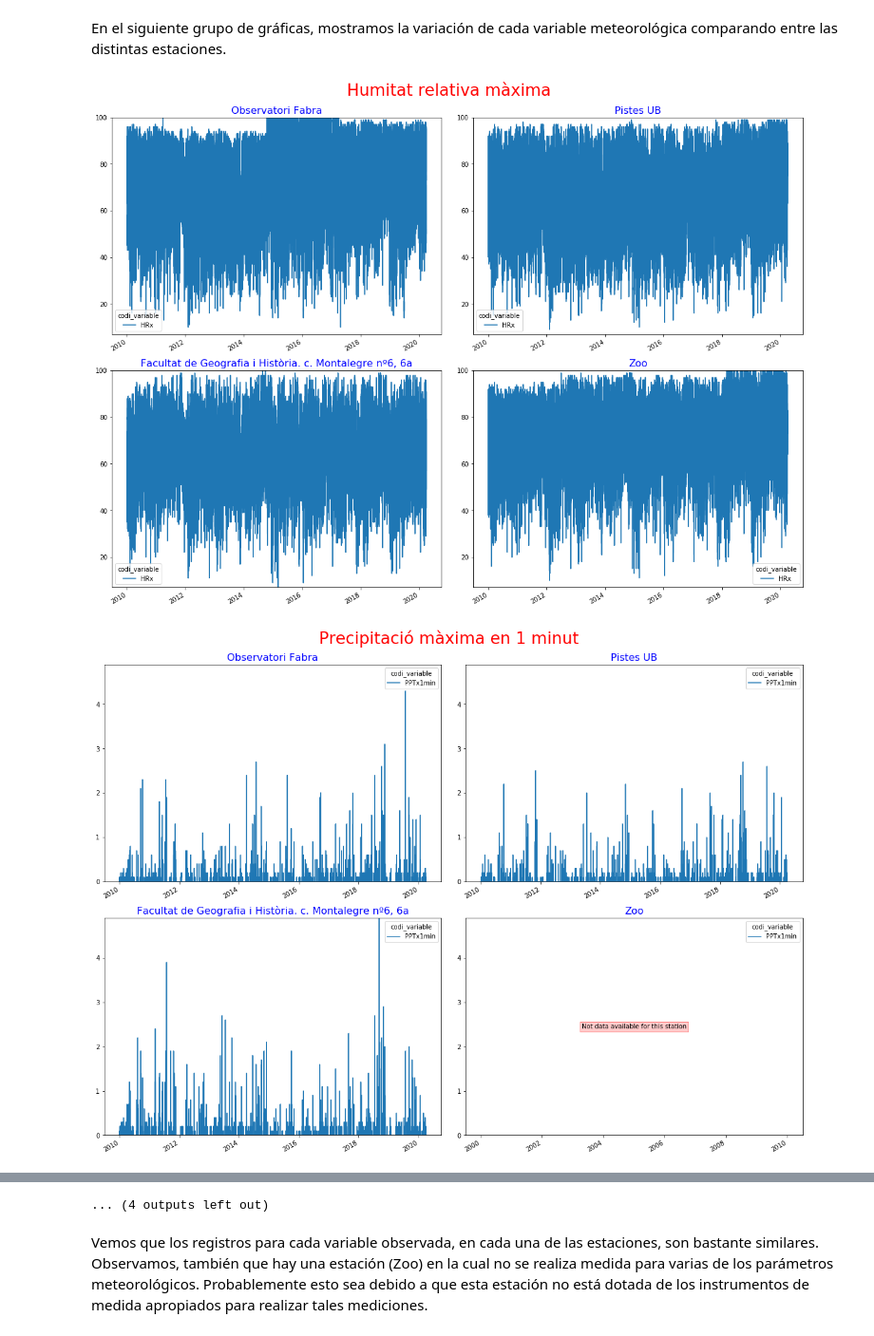
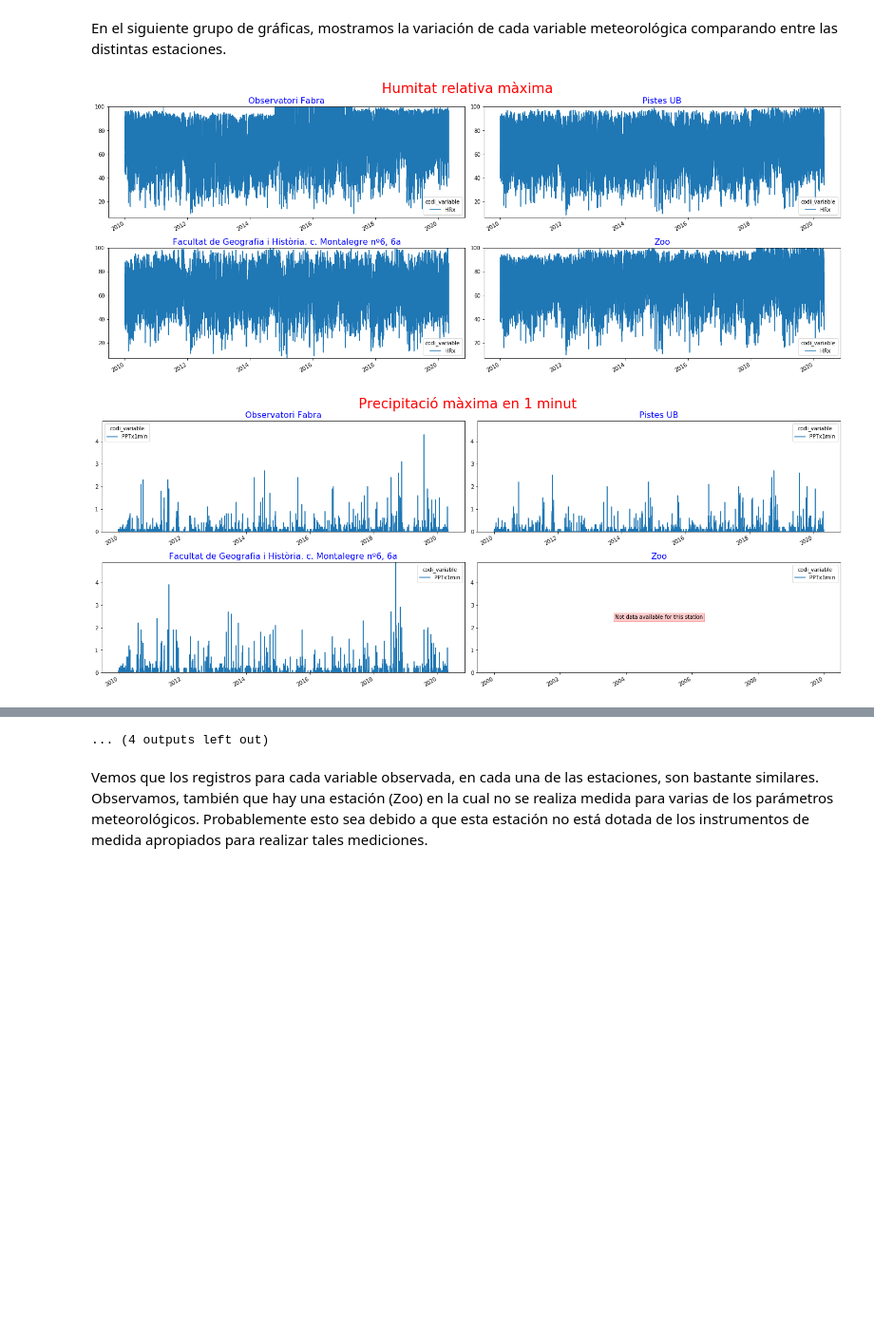
Before and after one commit to cesisar/TFM_UOC_2020, a Jupyter notebook: code/analisis_data_meteo.ipynb, the cells around one changed output, grey strips where cells are left out. Shown at 95% size. Drawn from its saved outputs; the diff is of its cells as text; code cells hidden in the pictures; blank space fills up the shorter version.

Commit message:
Reviewed text of data analysis

```diff
--- a/code/analisis_data_meteo.ipynb
+++ b/code/analisis_data_meteo.ipynb
@@ -52,0 +61,20 @@ Todos estos datos se ofrecen bajo la licencia: [Propiedad intelectual e industri
+# %%
+dataStartTime = "2010-01"
+dataEndTime = "2020-04"
+
+# Header definition
+columns=['id', 'codi_estacio', 'codi_variable', 'data_lectura', 'data_extreme', 'valor_lectura', 'codi_estat', 'codi_base']
+dtype={'id':object, 'codi_estacio':object, 'codi_variable':object, 'data_lectura':object,
+       'data_extreme':object, 'valor_lectura':np.number, 'codi_estat':object, 'codi_base':object}
+
+# Read data to dataframe
+data_meteo = pd.DataFrame(columns=columns)
+for time in pd.date_range(dataStartTime+"-01T00:00:00.000", dataEndTime+"-01T00:00:00.000", freq='MS'):
+    filename = time.strftime("../data/meteo/meteo_%Y_%m.zip")
+    sys.stdout.write(200*' '+'\r')
+    sys.stdout.write('Reading file: \x1b[31m{}\x1b[0m \r'.format(filename))
+    sys.stdout.flush()
+    data_meteo = data_meteo.append(
+        #pd.read_csv(filename, names=columns, sep=';', encoding = "ISO-8859-1", dtype=dtype)
+        pd.read_csv(filename, names=columns, sep=';', encoding = "UTF-8", dtype=dtype)
+        , ignore_index = True)
@@ -402,33 +406,33 @@ variables=data_meteo['codi_variable'].unique()
 #variables=np.array(['DV10', 'DVVx10','HR','HRn','HRx','P','PPT','PPTx1min','Pn','Px','RS','T','Tn','Tx','VV10','VVx10'])
 
 for variable in variables:
     nom_variable=meteoVariables.loc[meteoVariables["acronim"] == variable,'nom_variable'].iloc[0]
-    fig, axes = plt.subplots(ncols=ncols, nrows=nrows, figsize=(ncols*8,nrows*6))
+    fig, axes = plt.subplots(ncols=ncols, nrows=nrows, figsize=(ncols*10,nrows*4))
     for idStation, ax in zip(idStations, axes.flatten()) :
         if idStation:
             nom_estacio=data_meteo_stations.loc[data_meteo_stations['codi_estacio'] == idStation,'emplacament'].iloc[0]
             title='{}'.format(nom_estacio)
             data=data_meteo_hourly.loc[(data_meteo_hourly["codi_estacio"] == idStation), ['data_lectura', variable]].set_index('data_lectura')
             if data.count()[0] > 0:
                 data.plot(ax=ax)
                 ax.set_ylim(stats[variable]['min'],stats[variable]['max'])
                 ax.set_title(title, fontsize=16, color='blue')
                 ax.set_xlabel('')
             else:
                 data.plot(ax=ax)
                 text='Not data available for this station'
                 ax.text(0.5, 0.5, text, horizontalalignment='center',verticalalignment='center', transform=ax.transAxes,
                         bbox=dict(boxstyle="square", ec=(1., 0.5, 0.5),fc=(1., 0.8, 0.8),))
                 #plt.text(5, 5, text, ha='right', rotation=-15, wrap=True)
                 ax.set_ylim(stats[variable]['min'],stats[variable]['max'])
                 ax.set_title(title, fontsize=16, color='blue')
                 ax.set_xlabel('')
         else:
             ax.remove()
 
     plt.suptitle('{}'.format(nom_variable), fontsize=26, color='red')
     plt.tight_layout(rect=[0, 0, 1, 0.95])
     plt.show()
 # %% [output]
-[figure, old version]
+[figure, new version]
-[figure, old version]
+[figure, new version]
```
Also changed, not shown: parts of 38 cells of this notebook, 1 other file.
